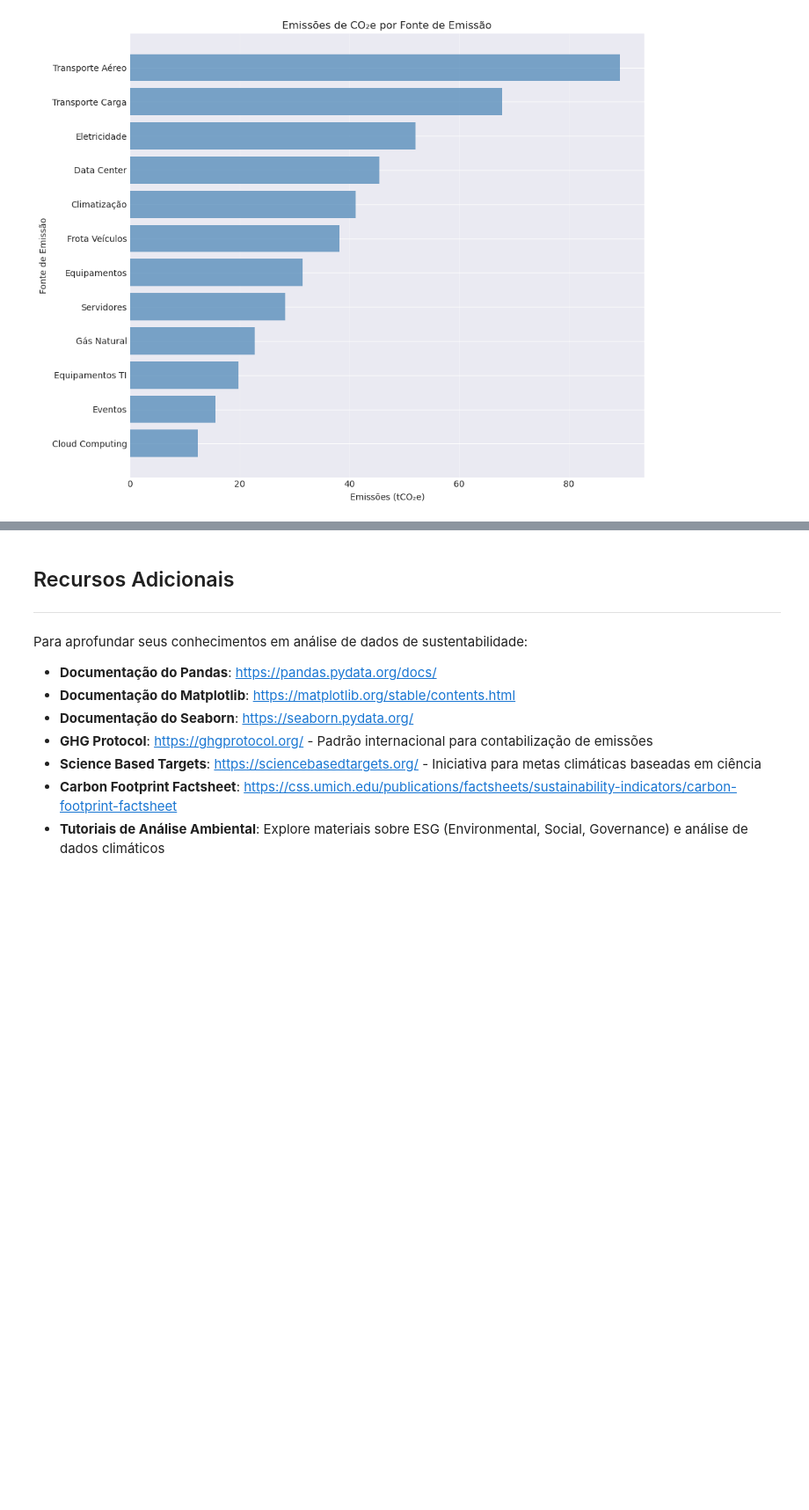
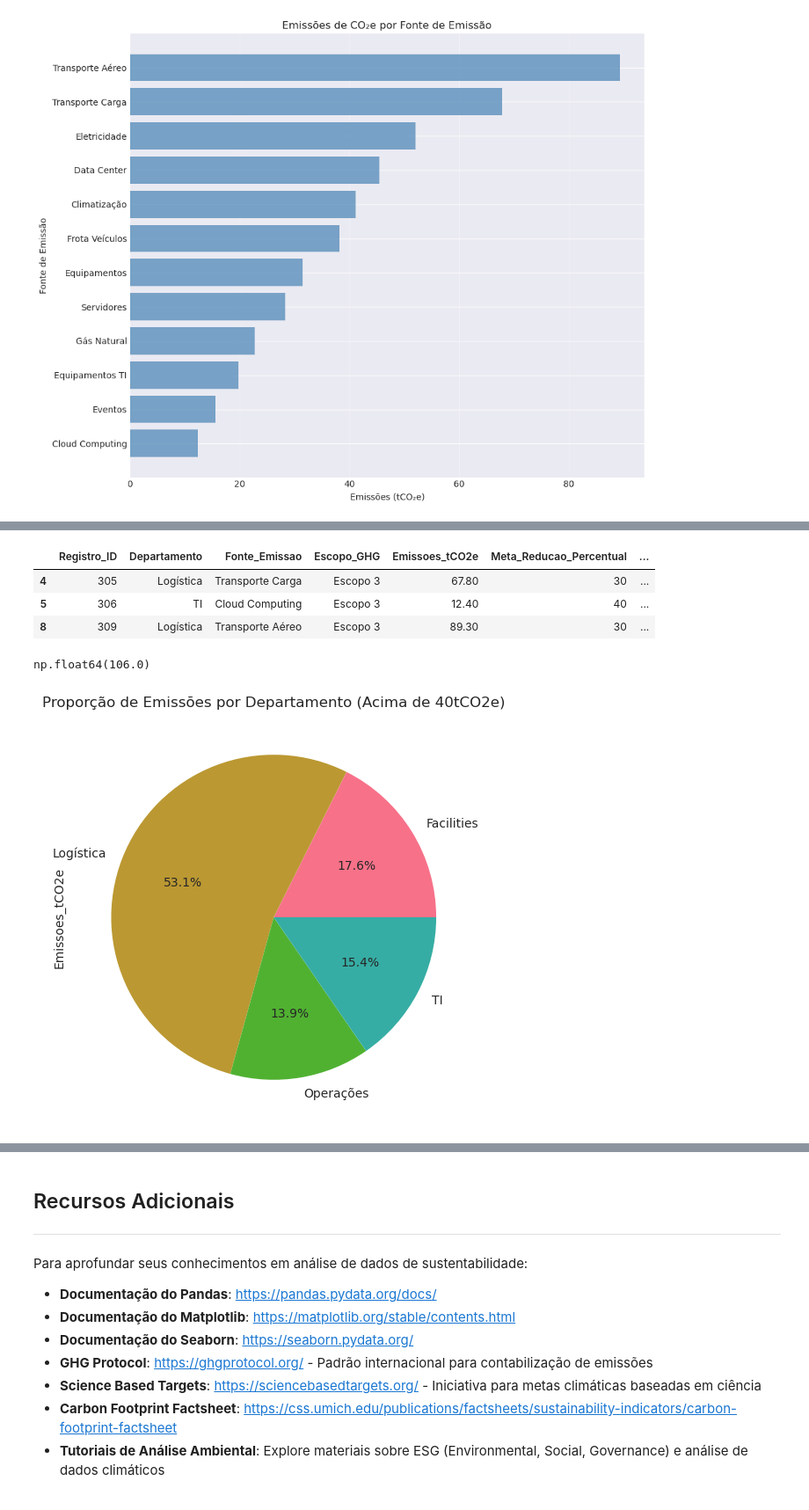
Before and after one commit to esscova/data-trivium, a Jupyter notebook: analytics/010.ipynb, the cells around one changed output, grey strips where cells are left out. Shown at 88% size. Saved outputs shown, nothing was run; the diff lists cells and outputs as text; code cells hidden in the pictures; blank space fills up the shorter version.

```diff
--- a/analytics/010.ipynb
+++ b/analytics/010.ipynb
@@ -354,0 +357,24 @@ Após concluir as tarefas, reflita sobre os seguintes pontos:
+# %%
+# 4.2 escopo = escopo 3  e meta >= 30
+df.query('Escopo_GHG == "Escopo 3" and Meta_Reducao_Percentual >= 30')
+# %% [output]
+|  | Registro_ID | Departamento | Fonte_Emissao | Escopo_GHG | Emissoes_tCO2e | Meta_Reducao_Percentual | ... |
+| 4 | 305 | Logística | Transporte Carga | Escopo 3 | 67.80 | 30 | ... |
+| 5 | 306 | TI | Cloud Computing | Escopo 3 | 12.40 | 40 | ... |
+| 8 | 309 | Logística | Transporte Aéreo | Escopo 3 | 89.30 | 30 | ... |
+# %%
+# 4.3 total de emissoes do TI
+df.query('Departamento == "TI"')['Emissoes_tCO2e'].sum()
+# %% [output]
+np.float64(106.0)
+# %%
+# 4.4  Criar um gráfico de pizza com Matplotlib para os dados filtrados (emissões > 40 tCO2e), mostrando a proporção de cada Departamento nas emissões elevadas
+plt.figure(figsize=(12,6))
+df.query('Emissoes_tCO2e > 40').groupby('Departamento')['Emissoes_tCO2e'].sum().plot(
+    kind='pie',
+    title='Proporção de Emissões por Departamento (Acima de 40tCO2e)',
+    autopct='%1.1f%%'
+)
+plt.show()
+# %% [output]
+[figure, added]
```
Also changed, not shown: parts of 13 cells of this notebook.
